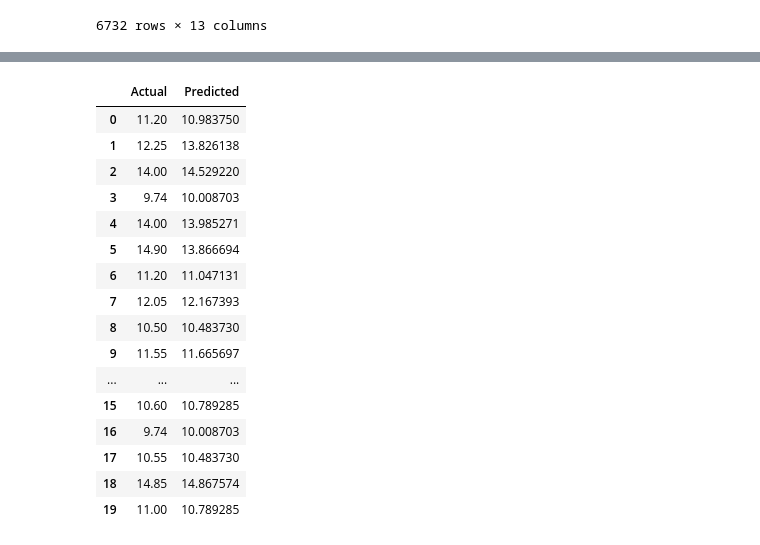
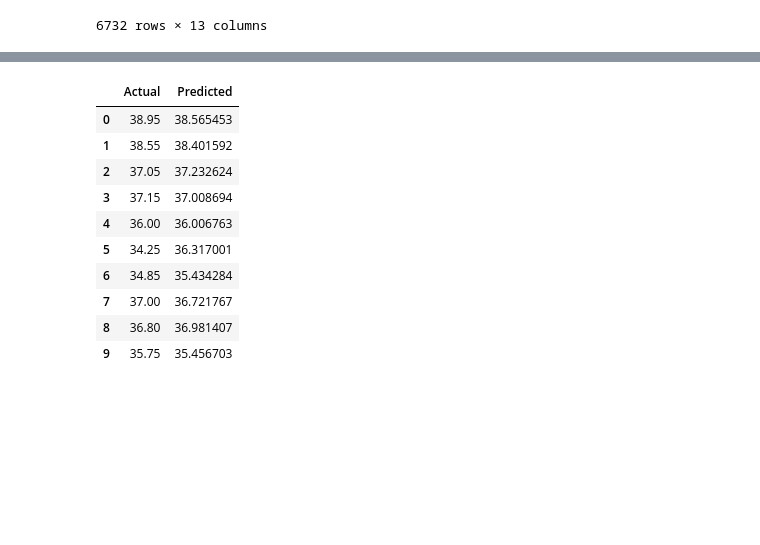
Before and after one commit to keringKirwa/4.1_Machine_Learning, a Jupyter notebook: NCS_Time_Series_Prediction/Linear_Regression/nse_arema.ipynb, the cells around one changed output, grey strips where cells are left out. Cells and saved outputs as stored; diff of their text form; code cells hidden in the pictures; blank space fills up the shorter version.

Commit message:
Final model, added TimeSeriesSplit class

```diff
--- a/NCS_Time_Series_Prediction/Linear_Regression/nse_arema.ipynb
+++ b/NCS_Time_Series_Prediction/Linear_Regression/nse_arema.ipynb
@@ -156,0 +144,5 @@ day_price_df
+# %%
+day_price_df['previous_day_price_ema'] = day_price_df['EMA'].shift(1)
+day_price_df['previous_12m_high_ema'] = day_price_df['EMA_12M_HIGH'].shift(1)
+day_price_df['previous_12m_low_ema'] = day_price_df['EMA_12M_LOW'].shift(1)
+day_price_df
@@ -157,5 +179,6 @@ day_price_df
 # %%
-day_price_df.dropna(subset=['EMA'], inplace=True)
+day_price_df.dropna(inplace=True)
+
 day_price_df[['Day Price', 'EMA']].plot(figsize=(15, 10))
 plt.title(random_company_code + " Stock Price", fontsize=17)
 plt.ylabel('Close Price', fontsize=14)
@@ -167,8 +190,8 @@ plt.show()
 # %%
 from sklearn.model_selection import train_test_split
 
-feature = day_price_df[['EMA']]
+features = day_price_df[['previous_day_price_ema','previous_12m_high_ema','previous_12m_low_ema']]
 target = day_price_df[['Day Price']]
-X_train, X_test, y_train, y_test = train_test_split(feature, target, test_size=.2, random_state=42)
-X_train.shape
+
+target
 # %% [output]
@@ -207,0 +213,22 @@ array([[11.11078141],
+# %%
+
+from sklearn.model_selection import TimeSeriesSplit
+
+X=features.values
+y=target['Day Price'].values
+
+tscv = TimeSeriesSplit(n_splits=10)
+
+generalized_test_indices = []
+for i, (train_indices, test_indices) in enumerate(tscv.split(X)):
+
+    random_test_index = np.random.choice(test_indices)
+    generalized_test_indices.append(random_test_index)
+
+
+generalized_train_indices = np.setdiff1d(np.arange(len(X)), generalized_test_indices)
+
+X_train, X_test = X[generalized_train_indices], X[generalized_test_indices]
+y_train, y_test = y[generalized_train_indices], y[generalized_test_indices]
+
+X_train.shape, y_test.shape
@@ -310,30 +339,25 @@ XGBRegressor(base_score=None, booster='gbtree', callbacks=None,
              num_parallel_tree=None, random_state=42, ...)
 # %%
 import pandas as pd
-
 predicted_stock_prices = final_model.predict(X_test)
 
+
+
 results=pd.DataFrame({
-    "Actual":y_test['Day Price'].values,
-    "Predicted":predicted_stock_prices.flatten()
+    "Actual": y_test,
+    "Predicted":predicted_stock_prices
 })
 results
 # %% [output]
 |  | Actual | Predicted |
-| 0 | 11.20 | 10.983750 |
-| 1 | 12.25 | 13.826138 |
-| 2 | 14.00 | 14.529220 |
-| 3 | 9.74 | 10.008703 |
-| 4 | 14.00 | 13.985271 |
-| 5 | 14.90 | 13.866694 |
-| 6 | 11.20 | 11.047131 |
-| 7 | 12.05 | 12.167393 |
-| 8 | 10.50 | 10.483730 |
-| 9 | 11.55 | 11.665697 |
-| ... | ... | ... |
-| 15 | 10.60 | 10.789285 |
-| 16 | 9.74 | 10.008703 |
-| 17 | 10.55 | 10.483730 |
-| 18 | 14.85 | 14.867574 |
-| 19 | 11.00 | 10.789285 |
+| 0 | 38.95 | 38.565453 |
+| 1 | 38.55 | 38.401592 |
+| 2 | 37.05 | 37.232624 |
+| 3 | 37.15 | 37.008694 |
+| 4 | 36.00 | 36.006763 |
+| 5 | 34.25 | 36.317001 |
+| 6 | 34.85 | 35.434284 |
+| 7 | 37.00 | 36.721767 |
+| 8 | 36.80 | 36.981407 |
+| 9 | 35.75 | 35.456703 |
 # %%
```
Also changed, not shown: parts of 20 cells of this notebook, 1 other file.
